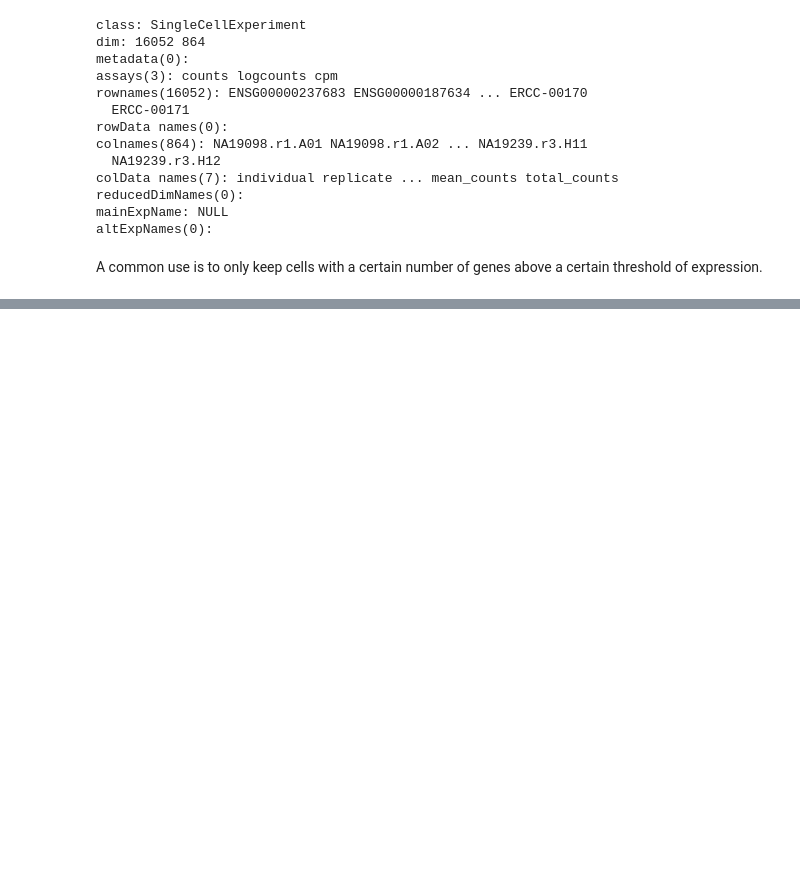
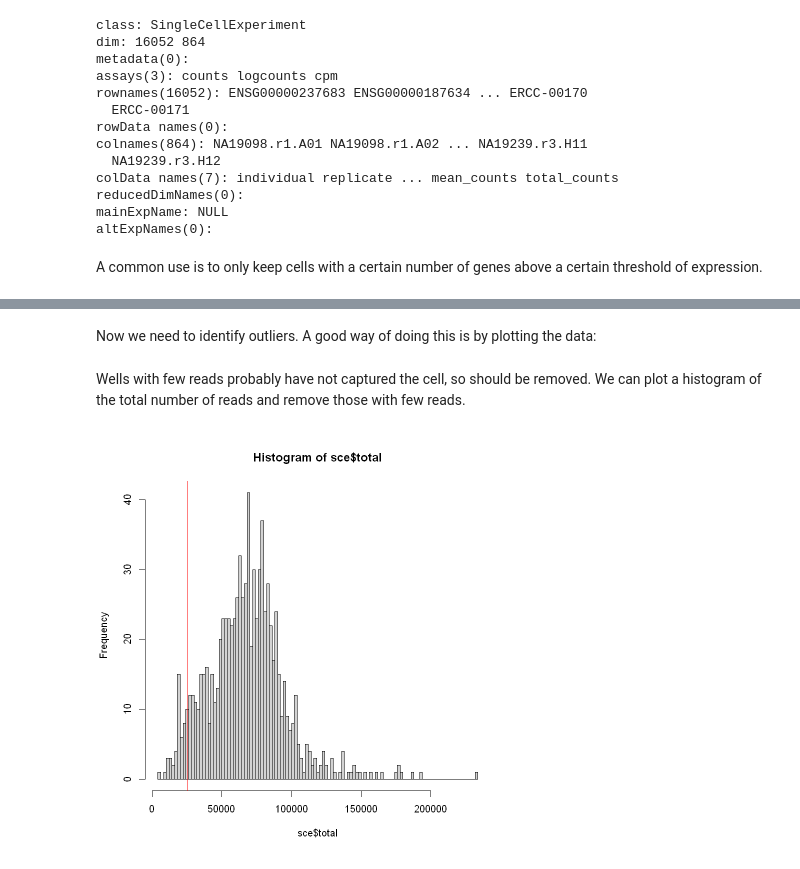
Before and after one commit to Emily-Amies/scRNA-seq, a Jupyter notebook: scRNA-seq_notes.ipynb, the cells around one changed output, grey strips where cells are left out. Saved outputs shown, nothing was run; the diff lists cells and outputs as text; code cells hidden in the pictures; blank space fills up the shorter version.

Commit message:
Updated scRNA-seq_notes

```diff
--- a/scRNA-seq_notes.ipynb
+++ b/scRNA-seq_notes.ipynb
@@ -745,0 +615,7 @@ abline(v = 7000, col = "red")
+# %%
+# First, we store the ERCC data we don't need in altExp and remmove ERCC features from the main object
+
+altExp(sce,"ERCC") <- sce[grep("^ERCC-",rownames(sce)), ]
+sce <- sce[grep("^ERCC-",rownames(sce),invert = T), ]
+
+sce # Note the altExpNames section now contains ERCC
@@ -745,0 +648,4 @@ abline(v = 7000, col = "red")
+# %%
+# Now we should remove the genes where the gene names couldn't be found
+
+sce <- sce[! is.na(rowData(sce)$SYMBOL),]
@@ -745,0 +674,5 @@ abline(v = 7000, col = "red")
+# %%
+ensdb_genes <- genes(EnsDb.Hsapiens.v86)
+MT_names <- ensdb_genes[seqnames(ensdb_genes) == "MT"]$gene_id
+is_mito <- rownames(sce) %in% MT_names
+table(is_mito)
@@ -745,0 +729,5 @@ abline(v = 7000, col = "red")
+# %%
+sce <- addPerCellQC(sce, subsets=list(Mito=is_mito)) # this will be added to colData
+sce <- addPerFeatureQC(sce) # this will be added to colRow
+
+sce
@@ -745,0 +748,12 @@ abline(v = 7000, col = "red")
+# %% [markdown]
+Now we need to identify outliers. A good way of doing this is by plotting the data:
+# %% [markdown]
+Wells with few reads probably have not captured the cell, so should be removed. We can plot a histogram of the total number of reads and remove those with few reads.
+# %%
+hist(
+    sce$total,
+    breaks = 100
+)
+abline(v = 25000, col = "red") # adds cutoff on plot
+# %% [output]
+[figure, added]
```
Also changed, not shown: parts of 133 cells of this notebook.
